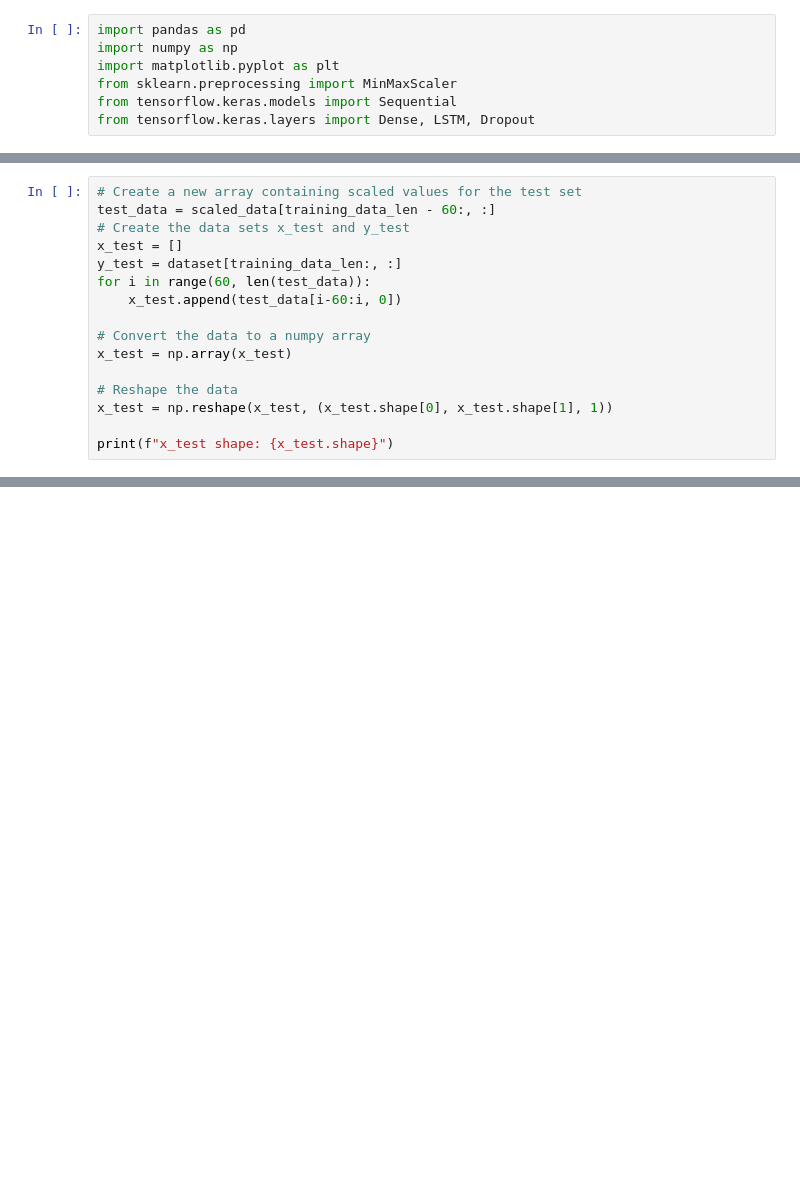
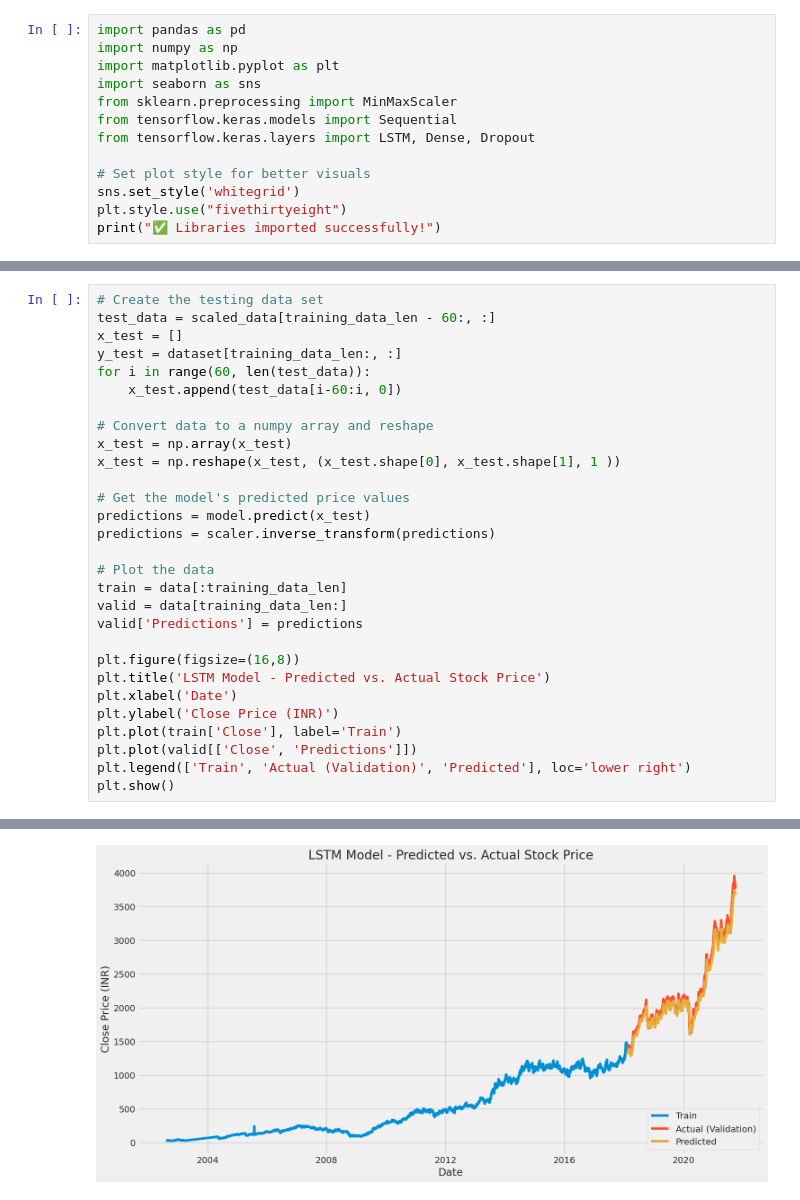
Before and after one commit to AbhiRajBajpai/Life-Expectancy-Predictions, a Jupyter notebook: TCS_Stock_Data.ipynb, the cells around one changed output, grey strips where cells are left out. Drawn from its saved outputs; the diff is of its cells as text; blank space fills up the shorter version.

```diff
--- a/TCS_Stock_Data.ipynb
+++ b/TCS_Stock_Data.ipynb
@@ -4,6 +4,12 @@
 import pandas as pd
 import numpy as np
 import matplotlib.pyplot as plt
+import seaborn as sns
 from sklearn.preprocessing import MinMaxScaler
 from tensorflow.keras.models import Sequential
-from tensorflow.keras.layers import Dense, LSTM, Dropout
+from tensorflow.keras.layers import LSTM, Dense, Dropout
+
+# Set plot style for better visuals
+sns.set_style('whitegrid')
+plt.style.use("fivethirtyeight")
+print("✅ Libraries imported successfully!")
@@ -130,17 +195,30 @@ model.fit(x_train, y_train, batch_size=1, epochs=1)
 # %%
-# Create a new array containing scaled values for the test set
+# Create the testing data set
 test_data = scaled_data[training_data_len - 60:, :]
-# Create the data sets x_test and y_test
 x_test = []
 y_test = dataset[training_data_len:, :]
 for i in range(60, len(test_data)):
     x_test.append(test_data[i-60:i, 0])
 
-# Convert the data to a numpy array
+# Convert data to a numpy array and reshape
 x_test = np.array(x_test)
+x_test = np.reshape(x_test, (x_test.shape[0], x_test.shape[1], 1 ))
 
-# Reshape the data
-x_test = np.reshape(x_test, (x_test.shape[0], x_test.shape[1], 1))
+# Get the model's predicted price values
+predictions = model.predict(x_test)
+predictions = scaler.inverse_transform(predictions)
 
-print(f"x_test shape: {x_test.shape}")
+# Plot the data
+train = data[:training_data_len]
+valid = data[training_data_len:]
+valid['Predictions'] = predictions
+
+plt.figure(figsize=(16,8))
+plt.title('LSTM Model - Predicted vs. Actual Stock Price')
+plt.xlabel('Date')
+plt.ylabel('Close Price (INR)')
+plt.plot(train['Close'], label='Train')
+plt.plot(valid[['Close', 'Predictions']])
+plt.legend(['Train', 'Actual (Validation)', 'Predicted'], loc='lower right')
+plt.show()
 # %% [output]
@@ -147,0 +231 @@ x_test shape: (892, 60, 1)
+[figure, added]
```
Also changed, not shown: parts of 17 cells of this notebook.
